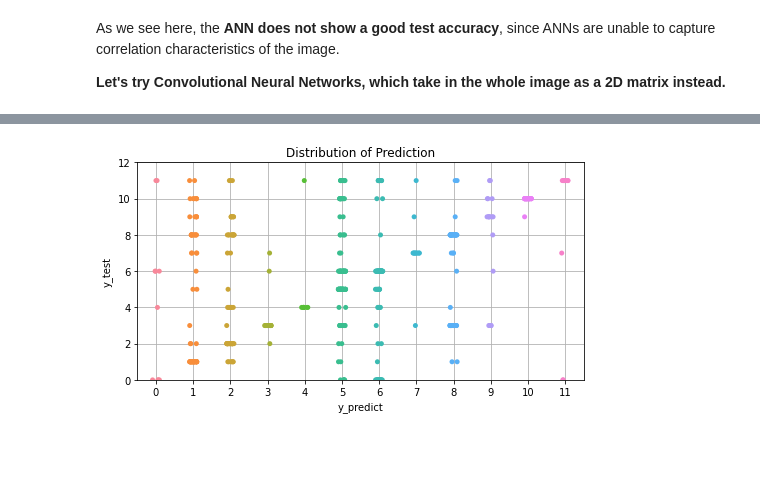
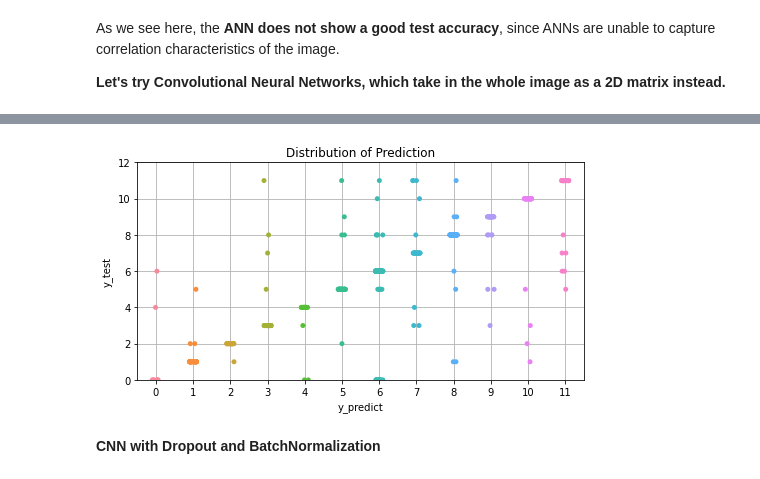
Before and after one commit to milind69/milind69, a Jupyter notebook: plant_seedlings.ipynb, the cells around one changed output, grey strips where cells are left out. Drawn from its saved outputs; the diff is of its cells as text; code cells hidden in the pictures; blank space fills up the shorter version.

```diff
--- a/plant_seedlings.ipynb
+++ b/plant_seedlings.ipynb
@@ -714,2 +717,5 @@ dict_keys(['loss', 'accuracy', 'val_loss', 'val_accuracy'])
+# %%
+from tensorflow.keras.models import load_model
+model_cnn_d=load_model('best_model.h5')
 # %%
 #Evaluate the model on test Data
@@ -720,5 +726,5 @@ model_ann.evaluate(X_test,y_test_e)
 # %%
-y_predict=model_ann.predict(X_test)
+y_predict=model_cnn_d.predict(X_test)
 y_predict = np.argmax(y_predict, axis=1)
 # %%
 cm=confusion_matrix(y_test,y_predict)
@@ -768,7 +774,7 @@ weighted avg       0.59      0.48      0.47       475
 # %%
-test_df=pd.DataFrame({"y_test": y_test,
+test_df_cnn_d=pd.DataFrame({"y_test": y_test,
               "y_predict": y_predict
 })
-test_df.head(5)
+test_df_cnn_d.head(5)
 # %% [output]
 |  | y_test | y_predict |
@@ -780,8 +801,10 @@ test_df.head(5)
 # %%
 plt.figure(figsize=(8,4))
-ax=sns.stripplot(data=test_df,y='y_test', x='y_predict', jitter=True)
+ax=sns.stripplot(data=test_df_cnn_d,y='y_test', x='y_predict', jitter=True)
 plt.title("Distribution of Prediction")
 plt.ylim(0,12)
 plt.grid(True)
 # %% [output]
-[figure, old version]
+[figure, new version]
+# %% [markdown]
+**CNN with Dropout and BatchNormalization**
```
Also changed, not shown: parts of 39 cells of this notebook.
